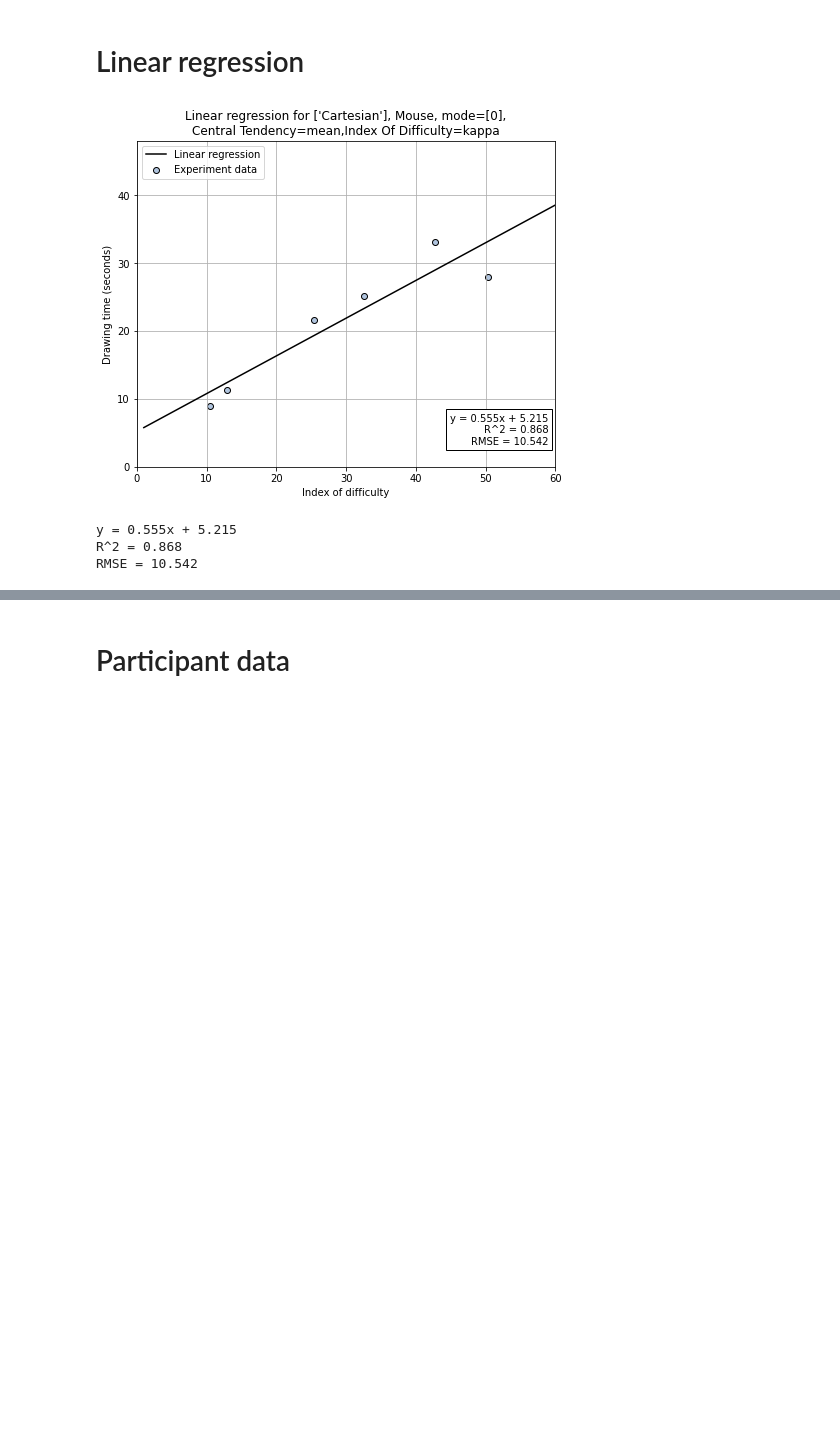
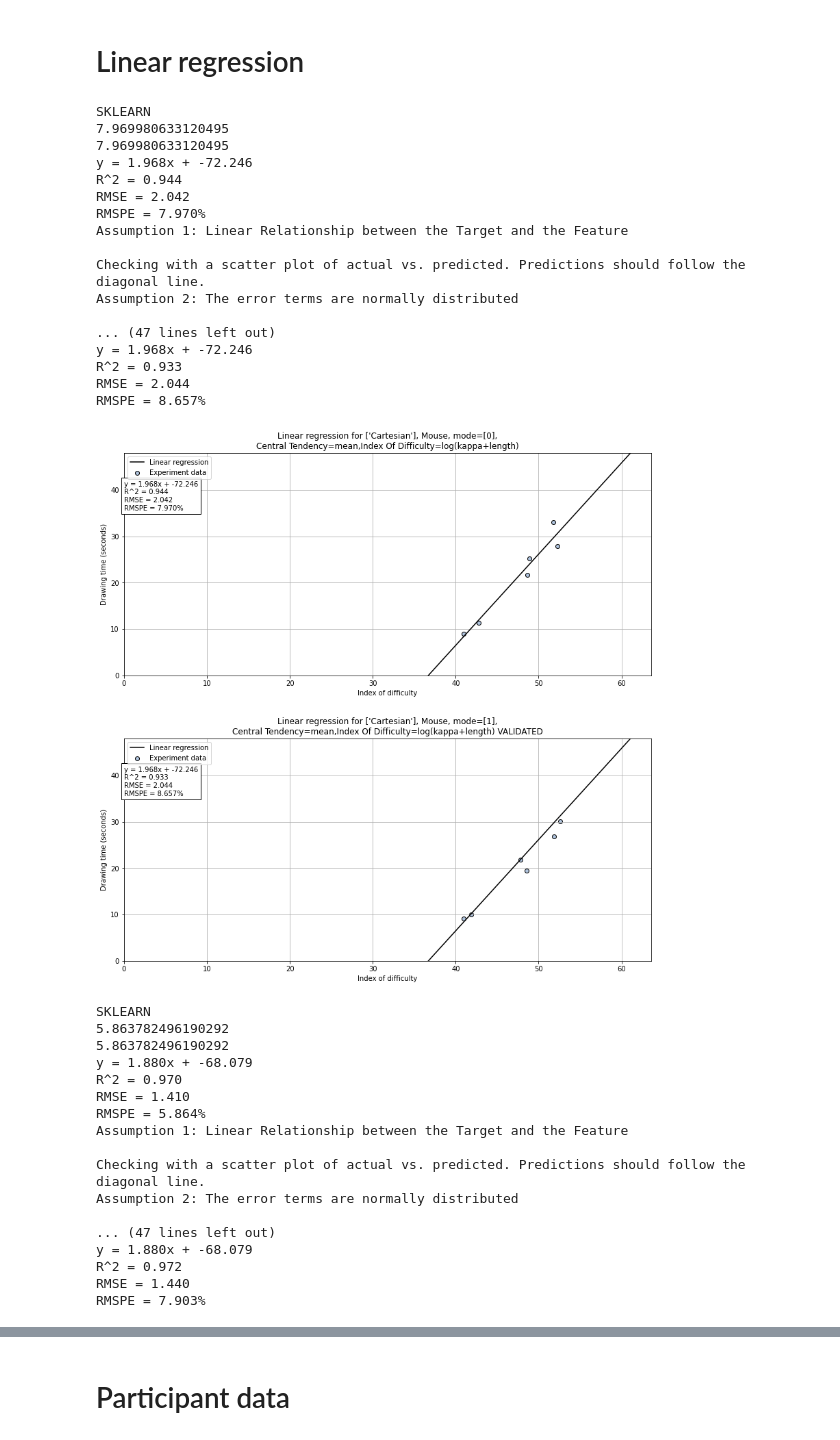
Before and after one commit to ivanazuzic/Efficiency-of-dragging-gestures, a Jupyter notebook: analysis/Analysis - Izborni projekt.ipynb, the cells around one changed output, grey strips where cells are left out. Cells and saved outputs as stored; diff of their text form; code cells hidden in the pictures; blank space fills up the shorter version.

```diff
--- a/analysis/Analysis - Izborni projekt.ipynb
+++ b/analysis/Analysis - Izborni projekt.ipynb
@@ -23,7 +34,7 @@ funcIoDs = json.load(open('index_of_difficulty-' + iodModelName +'.json'))
 figuresFoldername = 'figures'
 drawingTimeHistogramsFoldername = 'drawing_time_histograms'
 linearRegressionFoldername = 'linear_regressions'
-takeScreenshots = True
+takeScreenshots = False
 
 drawingTimeHistogramsFolderPath = figuresFoldername + "/" + drawingTimeHistogramsFoldername + "/"
 linearRegressionsFolderPath = figuresFoldername + "/" + linearRegressionFoldername \
@@ -107,7 +120,7 @@ Columns: Index(['Participant name', 'Participant age', 'Participant handedness',
 # Drawing time distribution per function
 # %%
 def getAllDrawingTimesForFunc(projection, funcId, device, experimentMode, data=df):
-        # filter out by projection, Cartesian or Polar
+    # filter out by projection, Cartesian or Polar
     drawingTimes = data[data['Function projection'] == projection]
     # filter out by function ID
     drawingTimes = drawingTimes[drawingTimes['Function ID'] == funcId]
@@ -115,9 +128,21 @@ def getAllDrawingTimesForFunc(projection, funcId, device, experimentMode, data=d
     drawingTimes = drawingTimes[drawingTimes['Test mode'] == experimentMode]
     # filter out by device
     drawingTimes = drawingTimes[drawingTimes['Device'] == device]
+
+    # for each user, find his/her average for this function
+    participants = list(set(drawingTimes["Participant name"]))
+    # find average of each participant for this function
+    retval = []
+    for participant in participants:
+        dataForParticipant = drawingTimes[drawingTimes["Participant name"] == participant]
+        avg = np.mean(dataForParticipant["Drawing time"].values)
+        retval.append(avg)
+
     drawingTimes = drawingTimes['Drawing time'].values
 
-    return drawingTimes
+    # return this to return ALL drawing times, without calculating mean for each participant
+    # return drawingTimes
+    return retval
 
 projection = "Polar"
 funcId = 0
@@ -187,17 +212,24 @@ def getAvgForFunc(projection, funcId, device, experimentMode = 0, data=df):
 
     return avg
 
-def getAvgsByFilter(projections, funcIds, devices, experimentModes, data=df):
+def getAvgsByFilter(projections, funcIds, devices, experimentModes, iodName=iodModelName, data=df):
     times = []
+    iods = []
     for experimentMode in experimentModes:
         for device in devices:
             for projection in projections:
                 for funcId in funcIds:
-                    avg = getAvgForFunc(projection, funcId, device, experimentMode, data)
+                    avg = getAvgForFunc(projection, funcId, device, experimentMode, data=data)
                     times.append(avg)
-    return times
+                    iods.append(getIodForFunc(projection, experimentMode, funcId, iodName))
+                    # use this if you want to get ALL drawing times paired with iods
+                    # avg = getAllDrawingTimesForFunc(projection, funcId, device, experimentMode, data)
+                    # times.extend(avg)
+                    # iods.extend([getIodForFunc(projection, experimentMode, funcId)] * len(avg))
 
-MAX_AVG_DRAW_TIME = round(max(getAvgsByFilter(PROJECTIONS, FUNC_IDS, DEVICES, TEST_MODES)))
+    return times, iods
+
+MAX_AVG_DRAW_TIME = round(max(getAvgsByFilter(PROJECTIONS, FUNC_IDS, DEVICES, TEST_MODES, "kappa")[0]))
 MAX_AVG_DRAW_TIME += 0.2 * MAX_AVG_DRAW_TIME
 
 # for mode in TEST_MODES:
@@ -312,13 +564,44 @@ def validateRegressionModel(reg, projections, experimentModes, device):
 # %%
 for projections in [["Cartesian"], ["Polar"], PROJECTIONS]:
     for device in DEVICES:
-        reg = getRegressionModel(projections, [0], device)
-        validateRegressionModel(reg, projections, [1], device)
+        trainRegressionModelThenValidate(projections, device)
+
 
         #reg2 = getRegressionModel(projections, [0, 1], device)
         # test the residuals as shown here: https://jeffmacaluso.github.io/post/LinearRegressionAssumptions/
 # %% [output]
+SKLEARN
+7.969980633120495
+7.969980633120495
+y = 1.968x + -72.246
+R^2 = 0.944
+RMSE = 2.042
+RMSPE = 7.970%
+Assumption 1: Linear Relationship between the Target and the Feature
+
+Checking with a scatter plot of actual vs. predicted. Predictions should follow the diagonal line.
+Assumption 2: The error terms are normally distributed
+
+... (47 lines left out)
+y = 1.968x + -72.246
+R^2 = 0.933
+RMSE = 2.044
+RMSPE = 8.657%
-[figure, old version]
+[figure, new version]
-y = 0.555x + 5.215
-R^2 = 0.868
-RMSE = 10.542
+SKLEARN
+5.863782496190292
+5.863782496190292
+y = 1.880x + -68.079
+R^2 = 0.970
+RMSE = 1.410
+RMSPE = 5.864%
+Assumption 1: Linear Relationship between the Target and the Feature
+
+Checking with a scatter plot of actual vs. predicted. Predictions should follow the diagonal line.
+Assumption 2: The error terms are normally distributed
+
+... (47 lines left out)
+y = 1.880x + -68.079
+R^2 = 0.972
+RMSE = 1.440
+RMSPE = 7.903%
```
Also changed, not shown: parts of 12 cells of this notebook, 8 other files.
